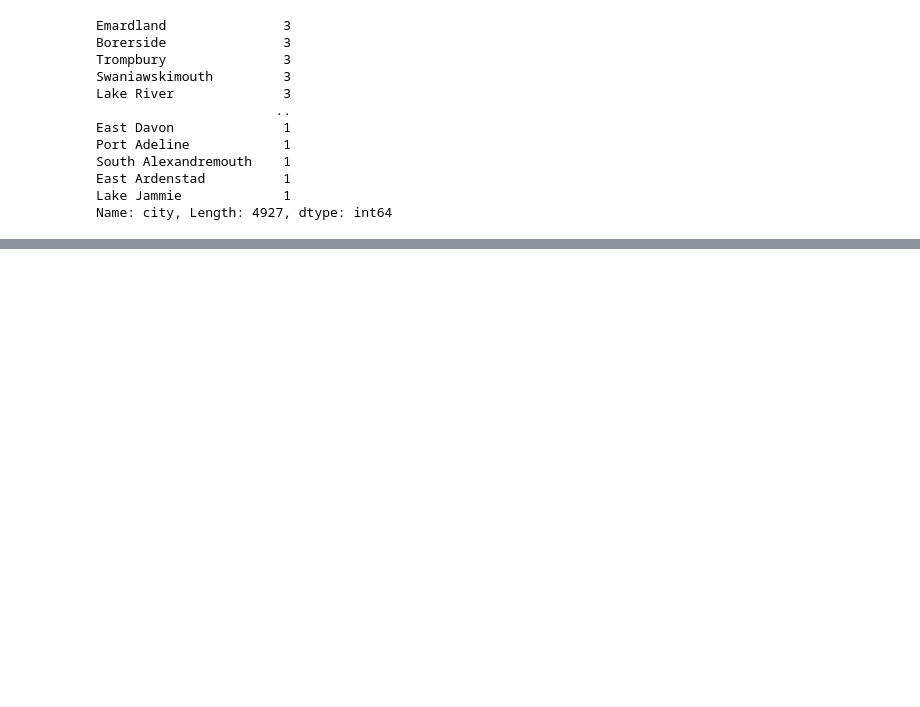
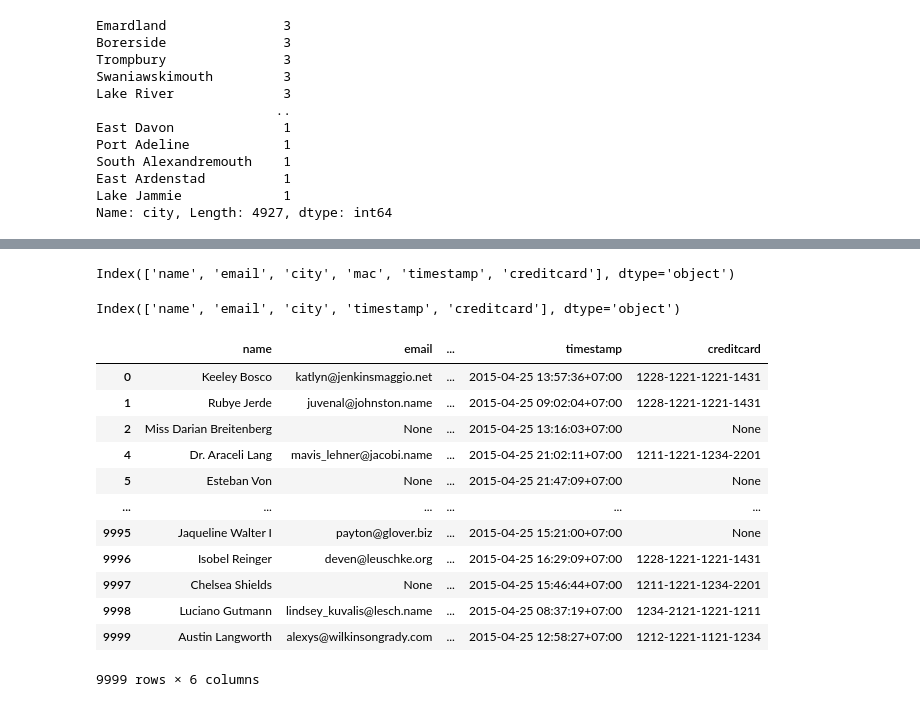
Before and after one commit to archanadatastorage/pythoncodeApril, a Jupyter notebook: SeriesDfApril.ipynb, the cells around one changed output, grey strips where cells are left out. Cells and saved outputs as stored; diff of their text form; code cells hidden in the pictures; blank space fills up the shorter version.

```diff
--- a/SeriesDfApril.ipynb
+++ b/SeriesDfApril.ipynb
@@ -843,0 +883,4 @@ Name: city, Length: 4927, dtype: int64
+# %%
+ppl.columns
+# %% [output]
+Index(['name', 'email', 'city', 'mac', 'timestamp', 'creditcard'], dtype='object')
@@ -843,0 +889,20 @@ Name: city, Length: 4927, dtype: int64
+# %%
+ppldrop.columns
+# %% [output]
+Index(['name', 'email', 'city', 'timestamp', 'creditcard'], dtype='object')
+# %%
+ppl.drop(3)
+# %% [output]
+|  | name | email | ... | timestamp | creditcard |
+| 0 | Keeley Bosco | katlyn@jenkinsmaggio.net | ... | 2015-04-25 13:57:36+07:00 | 1228-1221-1221-1431 |
+| 1 | Rubye Jerde | juvenal@johnston.name | ... | 2015-04-25 09:02:04+07:00 | 1228-1221-1221-1431 |
+| 2 | Miss Darian Breitenberg | None | ... | 2015-04-25 13:16:03+07:00 | None |
+| 4 | Dr. Araceli Lang | mavis_lehner@jacobi.name | ... | 2015-04-25 21:02:11+07:00 | 1211-1221-1234-2201 |
+| 5 | Esteban Von | None | ... | 2015-04-25 21:47:09+07:00 | None |
+| ... | ... | ... | ... | ... | ... |
+| 9995 | Jaqueline Walter I | payton@glover.biz | ... | 2015-04-25 15:21:00+07:00 | None |
+| 9996 | Isobel Reinger | deven@leuschke.org | ... | 2015-04-25 16:29:09+07:00 | 1228-1221-1221-1431 |
+| 9997 | Chelsea Shields | None | ... | 2015-04-25 15:46:44+07:00 | 1211-1221-1234-2201 |
+| 9998 | Luciano Gutmann | lindsey_kuvalis@lesch.name | ... | 2015-04-25 08:37:19+07:00 | 1234-2121-1221-1211 |
+| 9999 | Austin Langworth | alexys@wilkinsongrady.com | ... | 2015-04-25 12:58:27+07:00 | 1212-1221-1121-1234 |
+9999 rows × 6 columns
```
Also changed, not shown: parts of 28 cells of this notebook, 1 other file.
